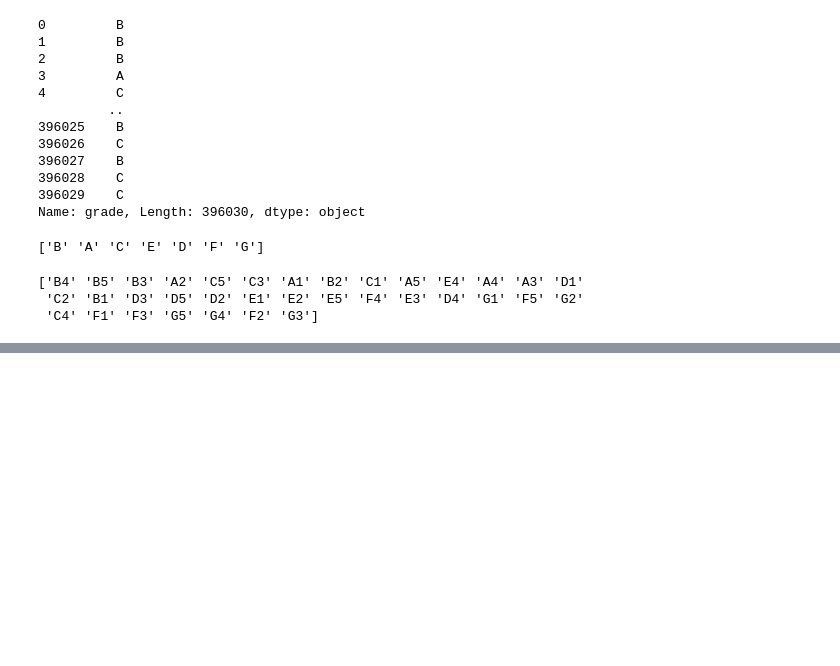
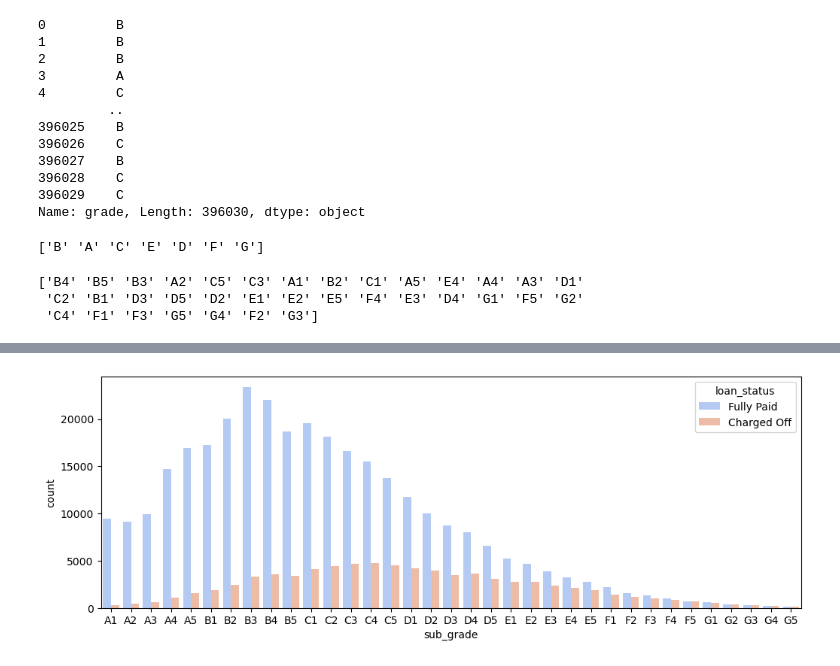
Before and after one commit to akhtarshaarifML/My-ML-Projects, a Jupyter notebook: Keras-Borrower-Classification-Project.ipynb, the cells around one changed output, grey strips where cells are left out. Saved outputs shown, nothing was run; the diff lists cells and outputs as text; code cells hidden in the pictures; blank space fills up the shorter version.

```diff
--- a/Keras-Borrower-Classification-Project.ipynb
+++ b/Keras-Borrower-Classification-Project.ipynb
@@ -344,0 +346,12 @@ print(df['sub_grade'].unique())
+# %%
+#plotting loan_status for each subgrade
+plt.figure(figsize=(12,4))
+subgrade_order = sorted(df['sub_grade'].unique())
+sns.countplot(x = 'sub_grade',data = df,order=subgrade_order,palette='coolwarm',hue = 'loan_status')
+plt.show()
+#observations:
+#There are more fully paid loans in the subgrade B3
+#There are more charged off loans in the subgrade C5
+#the worse subgrades are G5, F5, E5, D5, C5
+# %% [output]
+[figure, added]
```
Also changed, not shown: parts of 204 cells of this notebook.
